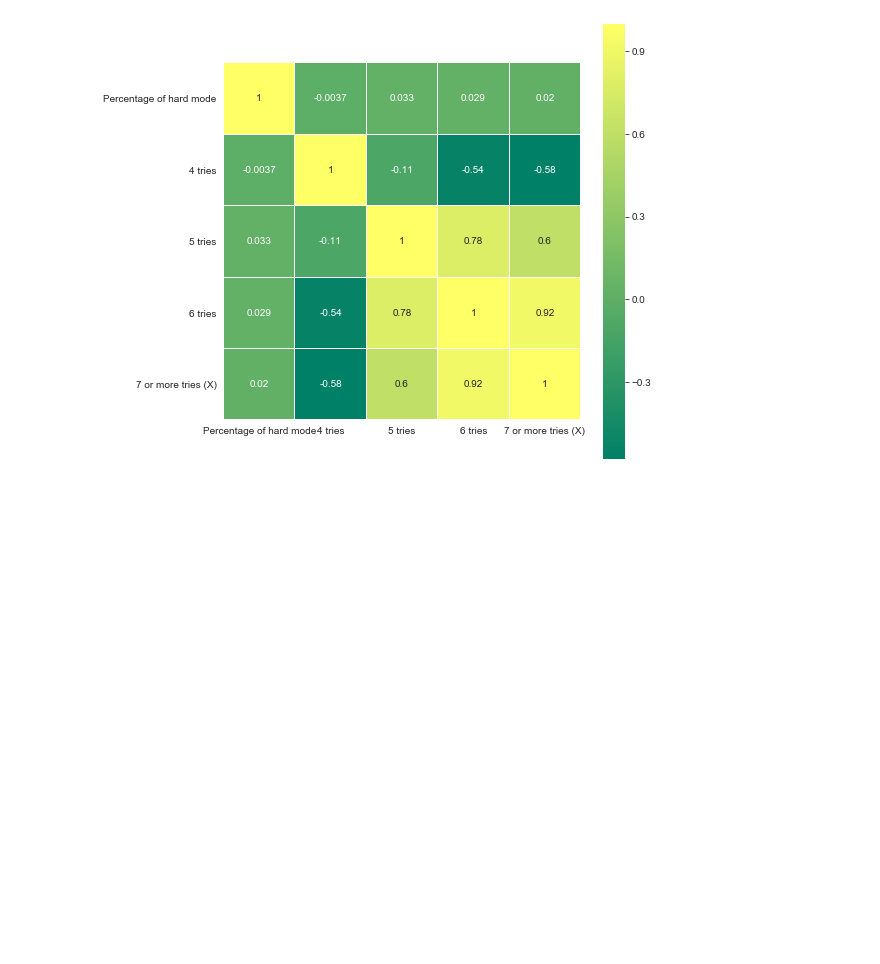
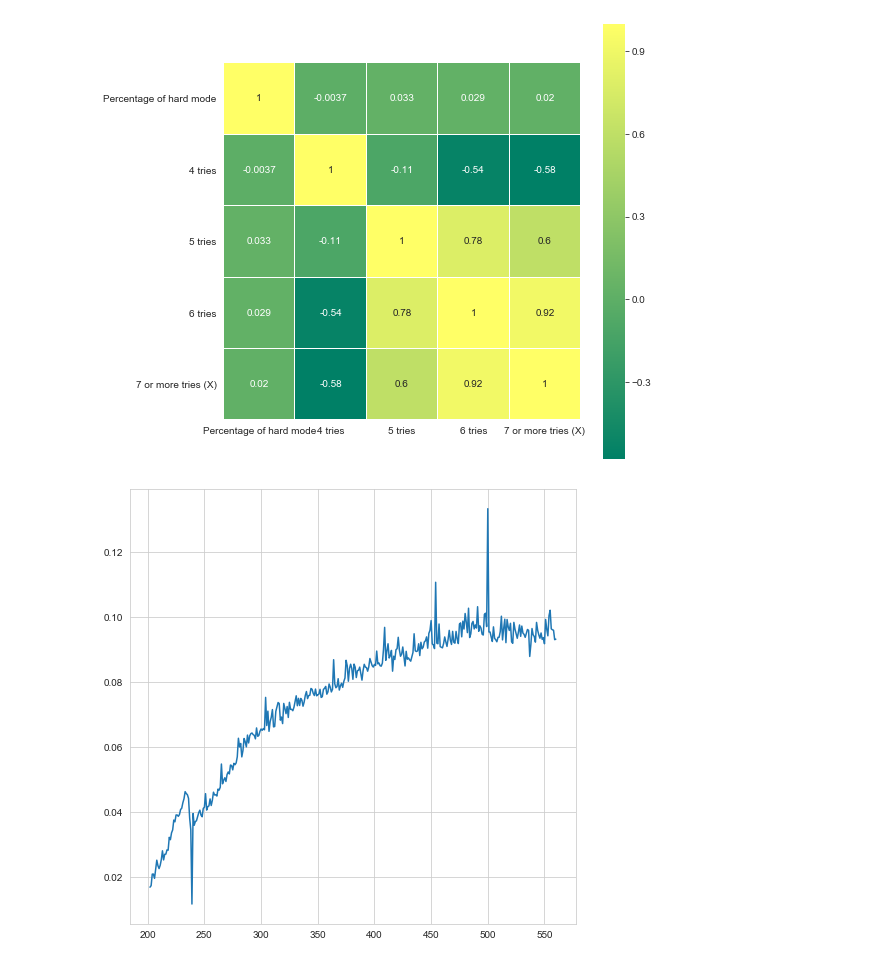
Before and after one commit to ShoiLyaung/MCM_C, a Jupyter notebook: Q1/correlation_analysis.ipynb, the cells around one changed output. Saved outputs shown, nothing was run; the diff lists cells and outputs as text; code cells hidden in the pictures; blank space fills up the shorter version.

```diff
--- a/Q1/correlation_analysis.ipynb
+++ b/Q1/correlation_analysis.ipynb
@@ -90,3 +90,8 @@ sns.heatmap(d, cmap="summer", linewidths=0.1, vmax=1.0, square=True, linecolor='
 # %% [output]
 <matplotlib.axes._subplots.AxesSubplot at 0x...>
 [figure]
+# %%
+plt.plot(df["Contest number"], df["Percentage of hard mode"])
+plt.show()
+# %% [output]
+[figure, added]
```
Also changed, not shown: 1 other file.
